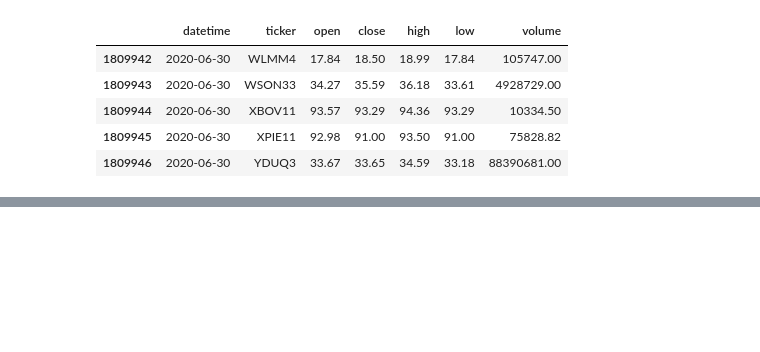
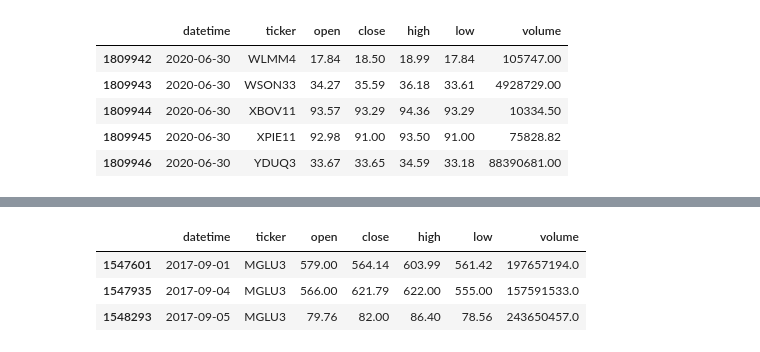
Before and after one commit to mso13/DataAnalysis-Ibovespa, a Jupyter notebook: src/Ibovespa Stocks Analysis.ipynb, the cells around one changed output, grey strips where cells are left out. Saved outputs shown, nothing was run; the diff lists cells and outputs as text; code cells hidden in the pictures; blank space fills up the shorter version.

```diff
--- a/src/Ibovespa Stocks Analysis.ipynb
+++ b/src/Ibovespa Stocks Analysis.ipynb
@@ -25,0 +139,7 @@ b3_stocks.tail()
+# %%
+mglu3_17.head(3)
+# %% [output]
+|  | datetime | ticker | open | close | high | low | volume |
+| 1547601 | 2017-09-01 | MGLU3 | 579.00 | 564.14 | 603.99 | 561.42 | 197657194.0 |
+| 1547935 | 2017-09-04 | MGLU3 | 566.00 | 621.79 | 622.00 | 555.00 | 157591533.0 |
+| 1548293 | 2017-09-05 | MGLU3 | 79.76 | 82.00 | 86.40 | 78.56 | 243650457.0 |
```
Also changed, not shown: parts of 19 cells of this notebook.
